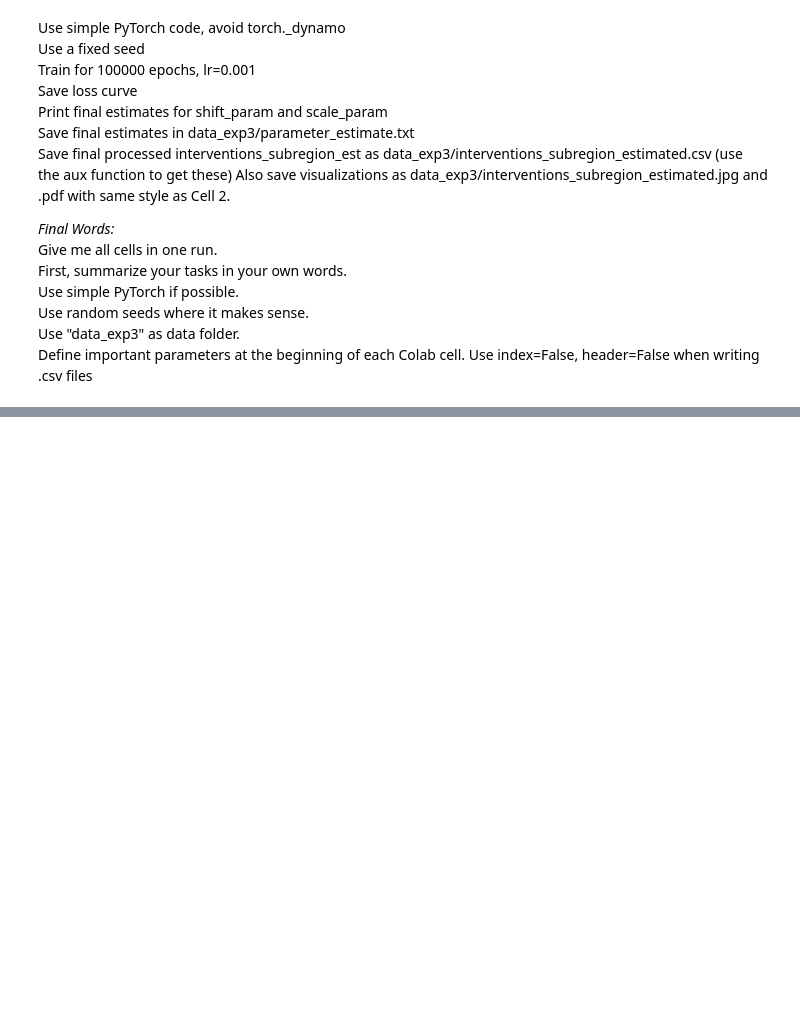
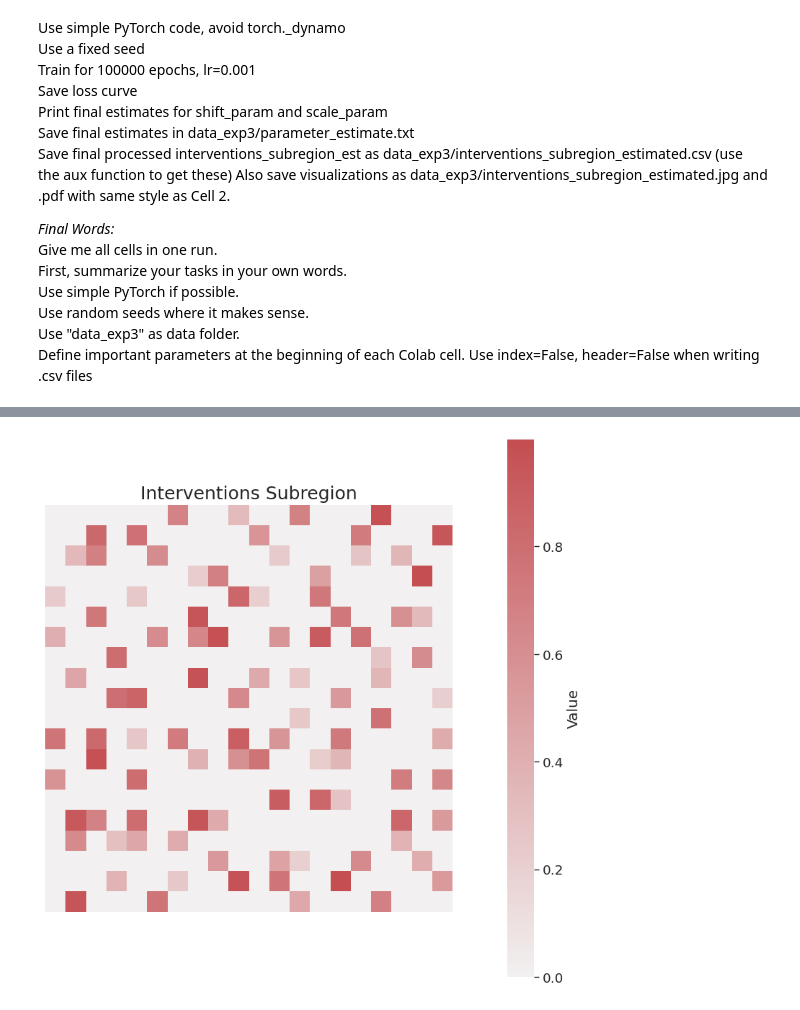
Before and after one commit to gerritgr/clam, a Jupyter notebook: Causal_disaggregation_shared.ipynb, the cells around one changed output, grey strips where cells are left out. Cells and saved outputs as stored; diff of their text form; code cells hidden in the pictures; blank space fills up the shorter version.

```diff
--- a/Causal_disaggregation_shared.ipynb
+++ b/Causal_disaggregation_shared.ipynb
@@ -2143,0 +2280,89 @@ Final scale_param: 1.2299925088882446
+# %%
+# Cell 2: Visualization
+
+import numpy as np
+import pandas as pd
+import matplotlib.pyplot as plt
+import seaborn as sns
+import os
+
+# Define parameters
+data_dir = 'data_exp3'
+num_regions = 100
+num_subregions = 4
+grid_size_reg = 10  # 10x10 for regions
+grid_size_sub = 20  # 20x20 for subregions (2x2 per region)
+sns.set_context('paper', font_scale=1.5)
+reds = sns.color_palette("deep")[3]
+blues = sns.color_palette("deep")[0]
+
+def visualize_subregion_csv(file_name, cmap, title, is_wealth=False):
+    data = pd.read_csv(os.path.join(data_dir, file_name), header=None).values
+    # Reshape to 20x20: each region row becomes 2x2 block
+    grid = np.zeros((grid_size_sub, grid_size_sub))
+    for i in range(grid_size_reg):
+        for j in range(grid_size_reg):
+            region_idx = i * grid_size_reg + j
+            sub_data = data[region_idx, :].reshape(2, 2)
+            grid[2*i:2*(i+1), 2*j:2*(j+1)] = sub_data
+    fig, ax = plt.subplots(figsize=(8, 8))
+    if is_wealth:
+        heatmap_cmap = sns.color_palette("Spectral", as_cmap=True)
+    else:
+        if isinstance(cmap, tuple):
+            heatmap_cmap = sns.light_palette(cmap, as_cmap=True)
+        else:
+            heatmap_cmap = cmap
+    sns.heatmap(grid, ax=ax, cmap=heatmap_cmap, square=True, cbar=True, cbar_kws={'label': 'Value', 'location': 'right', 'pad': 0.1})
+    ax.set_title(title, fontsize=18)
+    ax.set_xticks([])
+    ax.set_yticks([])
+    ax.grid(False)
+    plt.legend([], [], frameon=False)  # No legend box
+    plt.tight_layout()
+    base_name = file_name.replace('.csv', '')
+    plt.savefig(os.path.join(data_dir, f'{base_name}.jpg'), dpi=300)
+    plt.savefig(os.path.join(data_dir, f'{base_name}.pdf'))
+    plt.show()
+    plt.close()
+
+def visualize_region_csv(file_name, cmap, title, is_wealth=False):
+    data = pd.read_csv(os.path.join(data_dir, file_name), header=None).values.flatten()
+    # Reshape to 10x10
+    grid = data.reshape(grid_size_reg, grid_size_reg)
+    fig, ax = plt.subplots(figsize=(8, 8))
+    if is_wealth:
+        heatmap_cmap = sns.color_palette("Spectral", as_cmap=True)
+    else:
+        if isinstance(cmap, tuple):
+            heatmap_cmap = sns.light_palette(cmap, as_cmap=True)
+        else:
+            heatmap_cmap = cmap
+    sns.heatmap(grid, ax=ax, cmap=heatmap_cmap, square=True, cbar=True, cbar_kws={'label': 'Value', 'location': 'right', 'pad': 0.1})
+    ax.set_title(title, fontsize=18)
+    ax.set_xticks([])
+    ax.set_yticks([])
+    ax.grid(False)
+    plt.legend([], [], frameon=False)
+    plt.tight_layout()
+    base_name = file_name.replace('.csv', '')
+    plt.savefig(os.path.join(data_dir, f'{base_name}.jpg'), dpi=300)
+    plt.savefig(os.path.join(data_dir, f'{base_name}.pdf'))
+    plt.show()
+    plt.close()
+
+# Visualize each
+visualize_subregion_csv('interventions_subregion.csv', reds, 'Interventions Subregion', is_wealth=False)
+visualize_region_csv('interventions_region.csv', reds, 'Interventions Region', is_wealth=False)
+visualize_subregion_csv('context_subregion.csv', None, 'Wealth Subregion', is_wealth=True)
+visualize_subregion_csv('noise_subregion.csv', 'coolwarm', 'Noise Subregion', is_wealth=False)  # Using coolwarm for noise as not specified
+visualize_subregion_csv('outcome_subregion.csv', blues, 'Outcome Subregion', is_wealth=False)
+visualize_region_csv('outcome_region.csv', blues, 'Outcome Region', is_wealth=False)
+
+# Wealth low-res: average context_sub to get wealth_reg
+context_sub = pd.read_csv(os.path.join(data_dir, 'context_subregion.csv'), header=None).values
+wealth_reg = np.mean(context_sub, axis=1)
+pd.DataFrame(wealth_reg).to_csv(os.path.join(data_dir, 'context_region.csv'), index=False, header=False)  # Temp save for viz
+visualize_region_csv('context_region.csv', None, 'Wealth Region', is_wealth=True)
+# %% [output]
+[figure, added]
```
Also changed, not shown: parts of 9 cells of this notebook.
